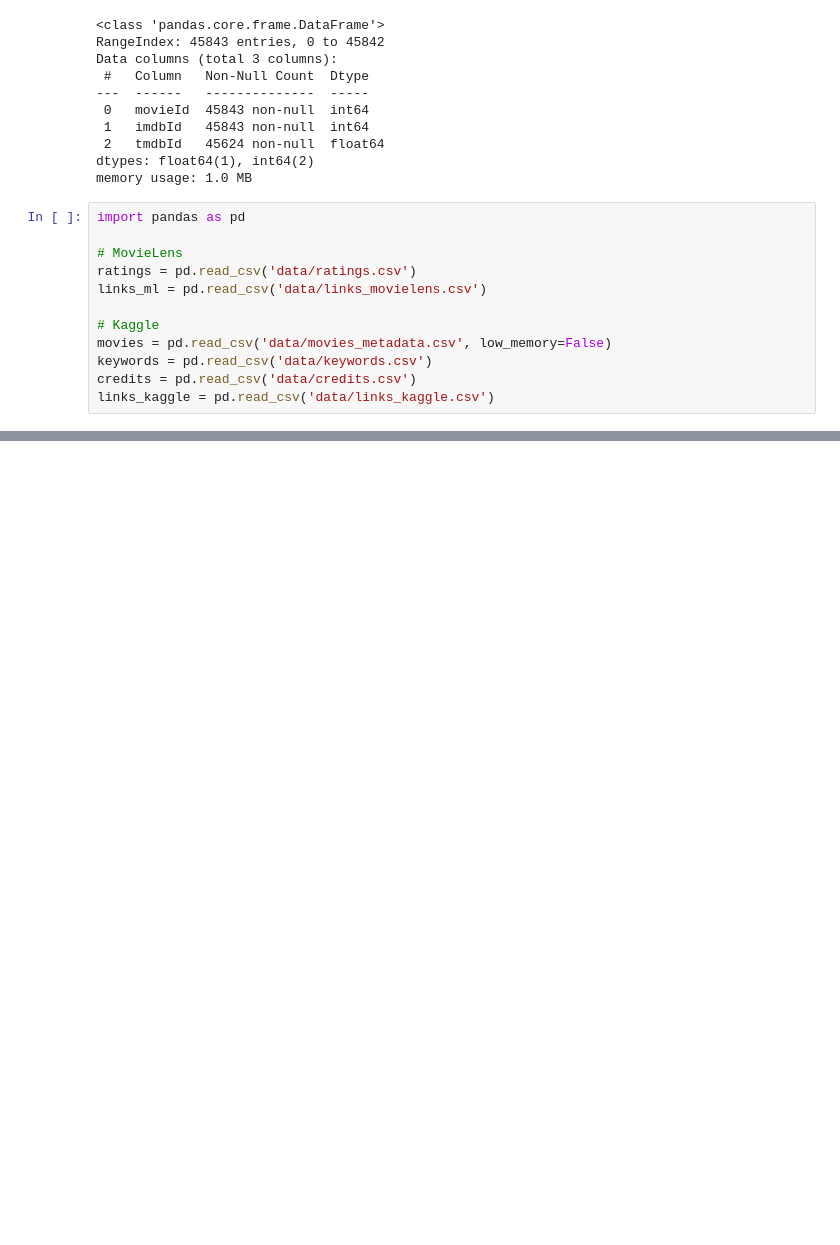
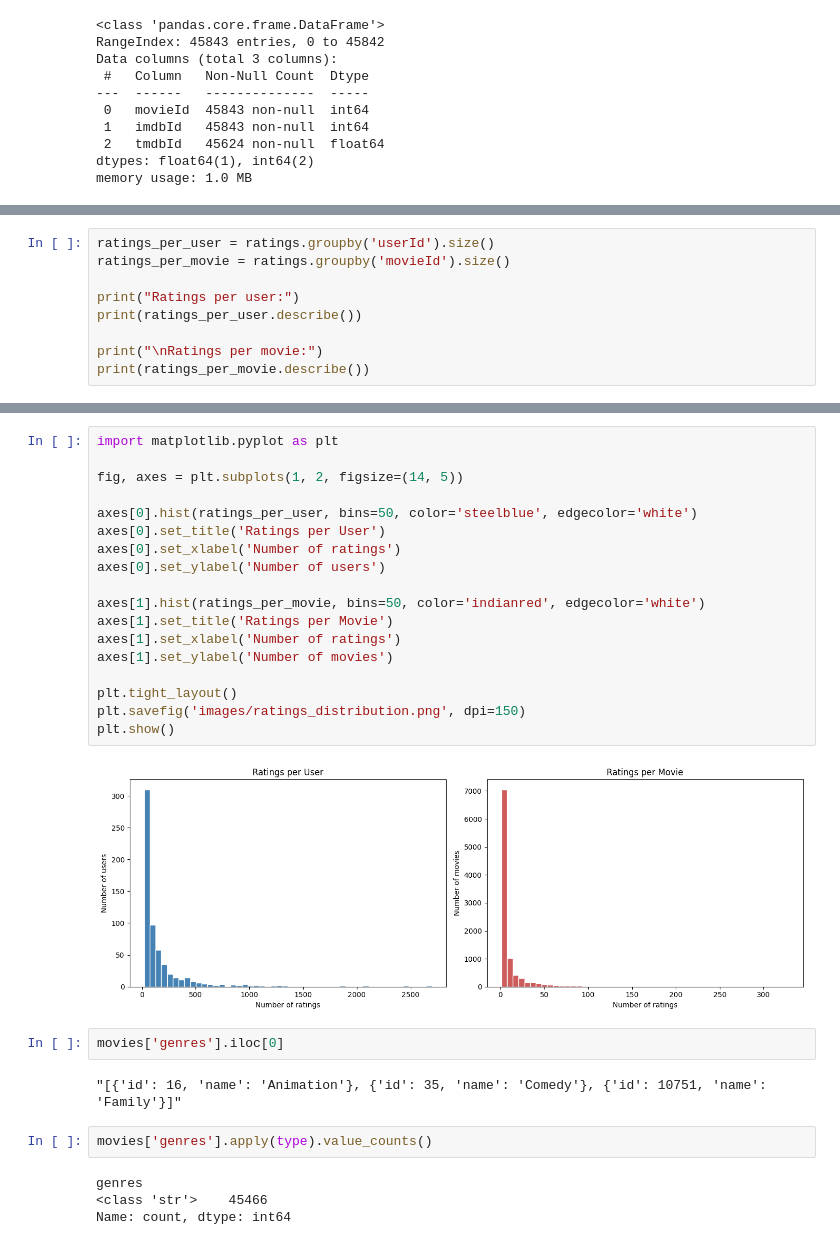
Before and after one commit to leajadaa/movie-recommender, a Jupyter notebook: notebooks/01_eda.ipynb, the cells around one changed output, grey strips where cells are left out. Saved outputs shown, nothing was run; the diff lists cells and outputs as text; blank space fills up the shorter version.

Commit message:
ratings distribution, sparsity analysis, movies metadata quality

```diff
--- a/notebooks/01_eda.ipynb
+++ b/notebooks/01_eda.ipynb
@@ -124,15 +136,3 @@ Data columns (total 3 columns):
  2   tmdbId   45624 non-null  float64
 dtypes: float64(1), int64(2)
 memory usage: 1.0 MB
-# %%
-import pandas as pd
-
-# MovieLens
-ratings = pd.read_csv('data/ratings.csv')
-links_ml = pd.read_csv('data/links_movielens.csv')
-
-# Kaggle
-movies = pd.read_csv('data/movies_metadata.csv', low_memory=False)
-keywords = pd.read_csv('data/keywords.csv')
-credits = pd.read_csv('data/credits.csv')
-links_kaggle = pd.read_csv('data/links_kaggle.csv')
@@ -140,0 +167,9 @@ FileNotFoundError: [Errno 2] No such file or directory: 'data/ratings.csv'
+# %%
+ratings_per_user = ratings.groupby('userId').size()
+ratings_per_movie = ratings.groupby('movieId').size()
+
+print("Ratings per user:")
+print(ratings_per_user.describe())
+
+print("\nRatings per movie:")
+print(ratings_per_movie.describe())
@@ -140,0 +194,30 @@ FileNotFoundError: [Errno 2] No such file or directory: 'data/ratings.csv'
+# %%
+import matplotlib.pyplot as plt
+
+fig, axes = plt.subplots(1, 2, figsize=(14, 5))
+
+axes[0].hist(ratings_per_user, bins=50, color='steelblue', edgecolor='white')
+axes[0].set_title('Ratings per User')
+axes[0].set_xlabel('Number of ratings')
+axes[0].set_ylabel('Number of users')
+
+axes[1].hist(ratings_per_movie, bins=50, color='indianred', edgecolor='white')
+axes[1].set_title('Ratings per Movie')
+axes[1].set_xlabel('Number of ratings')
+axes[1].set_ylabel('Number of movies')
+
+plt.tight_layout()
+plt.savefig('images/ratings_distribution.png', dpi=150)
+plt.show()
+# %% [output]
+[figure, added]
+# %%
+movies['genres'].iloc[0]
+# %% [output]
+"[{'id': 16, 'name': 'Animation'}, {'id': 35, 'name': 'Comedy'}, {'id': 10751, 'name': 'Family'}]"
+# %%
+movies['genres'].apply(type).value_counts()
+# %% [output]
+genres
+<class 'str'>    45466
+Name: count, dtype: int64
```
Also changed, not shown: parts of 7 cells of this notebook, 1 other file.
